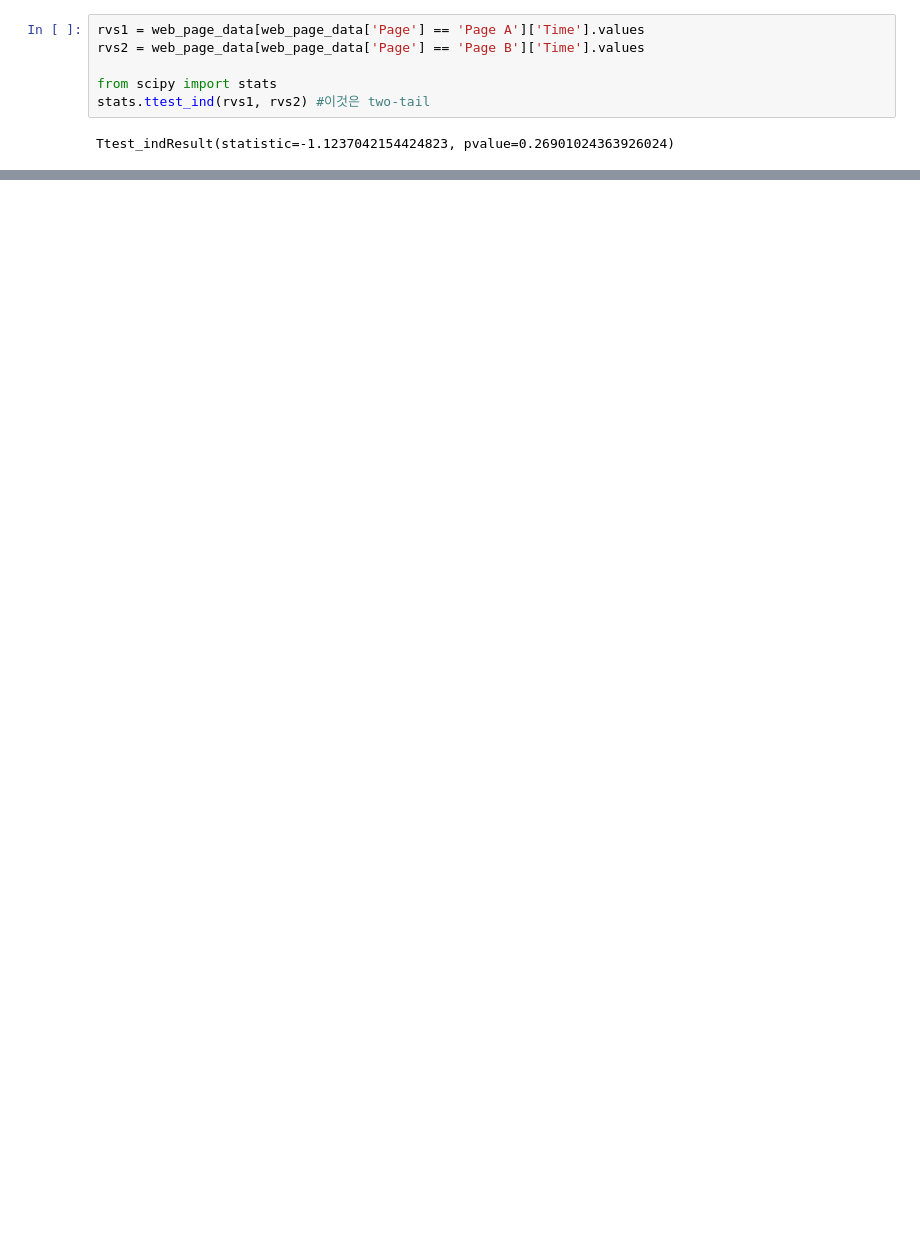
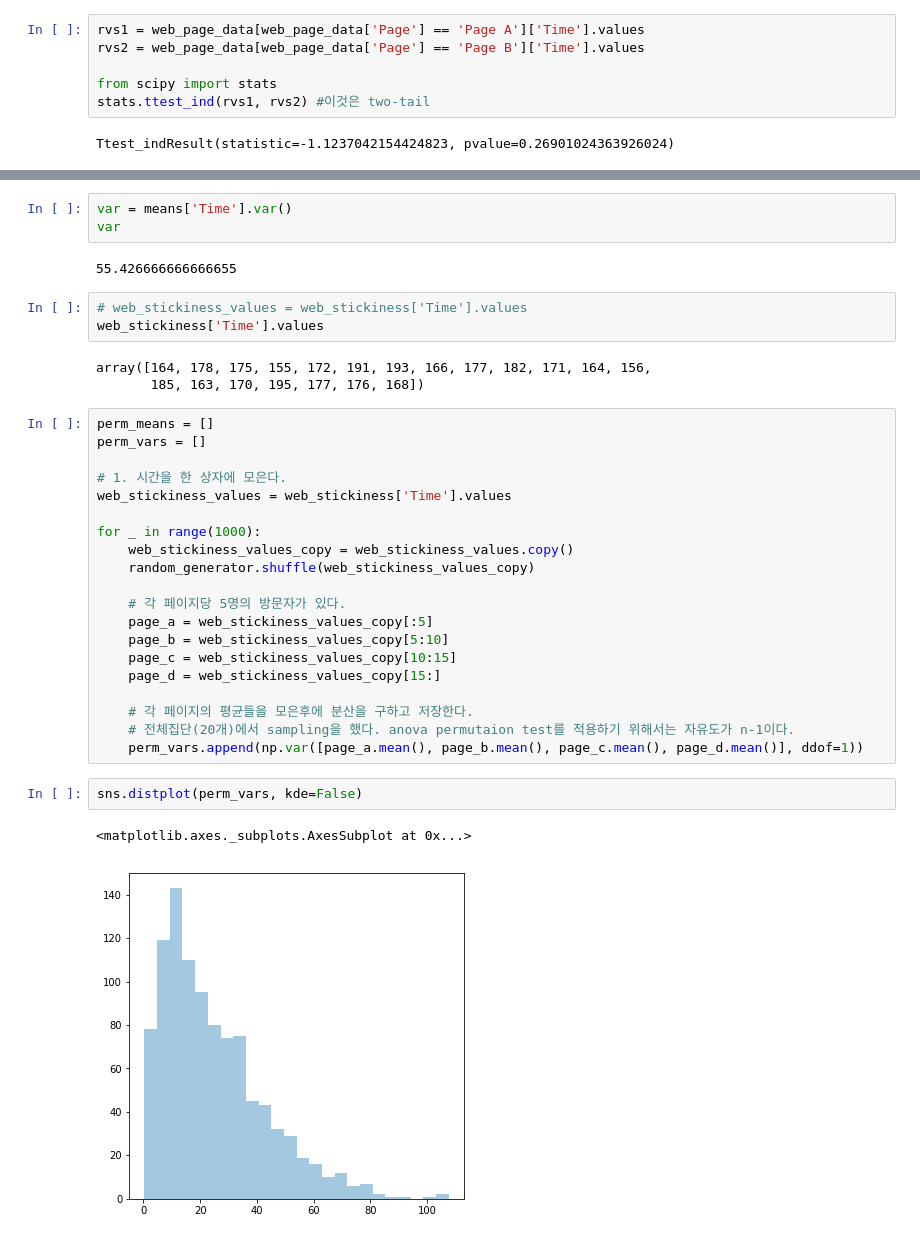
Before and after one commit to jbaeckn/machine-learning-notes, a Jupyter notebook: statistics/maching_learning_statistics_2.ipynb, the cells around one changed output, grey strips where cells are left out. Saved outputs shown, nothing was run; the diff lists cells and outputs as text; blank space fills up the shorter version.

```diff
--- a/statistics/maching_learning_statistics_2.ipynb
+++ b/statistics/maching_learning_statistics_2.ipynb
@@ -345,0 +404,36 @@ Ttest_indResult(statistic=-1.1237042154424823, pvalue=0.26901024363926024)
+# %%
+var = means['Time'].var()
+var
+# %% [output]
+55.426666666666655
+# %%
+# web_stickiness_values = web_stickiness['Time'].values
+web_stickiness['Time'].values
+# %% [output]
+array([164, 178, 175, 155, 172, 191, 193, 166, 177, 182, 171, 164, 156,
+       185, 163, 170, 195, 177, 176, 168])
+# %%
+perm_means = []
+perm_vars = []
+
+# 1. 시간을 한 상자에 모은다.
+web_stickiness_values = web_stickiness['Time'].values
+
+for _ in range(1000):
+    web_stickiness_values_copy = web_stickiness_values.copy()
+    random_generator.shuffle(web_stickiness_values_copy)
+
+    # 각 페이지당 5명의 방문자가 있다.
+    page_a = web_stickiness_values_copy[:5]
+    page_b = web_stickiness_values_copy[5:10]
+    page_c = web_stickiness_values_copy[10:15]
+    page_d = web_stickiness_values_copy[15:]
+
+    # 각 페이지의 평균들을 모은후에 분산을 구하고 저장한다.
+    # 전체집단(20개)에서 sampling을 했다. anova permutaion test를 적용하기 위해서는 자유도가 n-1이다.
+    perm_vars.append(np.var([page_a.mean(), page_b.mean(), page_c.mean(), page_d.mean()], ddof=1))
+# %%
+sns.distplot(perm_vars, kde=False)
+# %% [output]
+<matplotlib.axes._subplots.AxesSubplot at 0x...>
+[figure, added]
```
Also changed, not shown: parts of 50 cells of this notebook, 2 other files.
